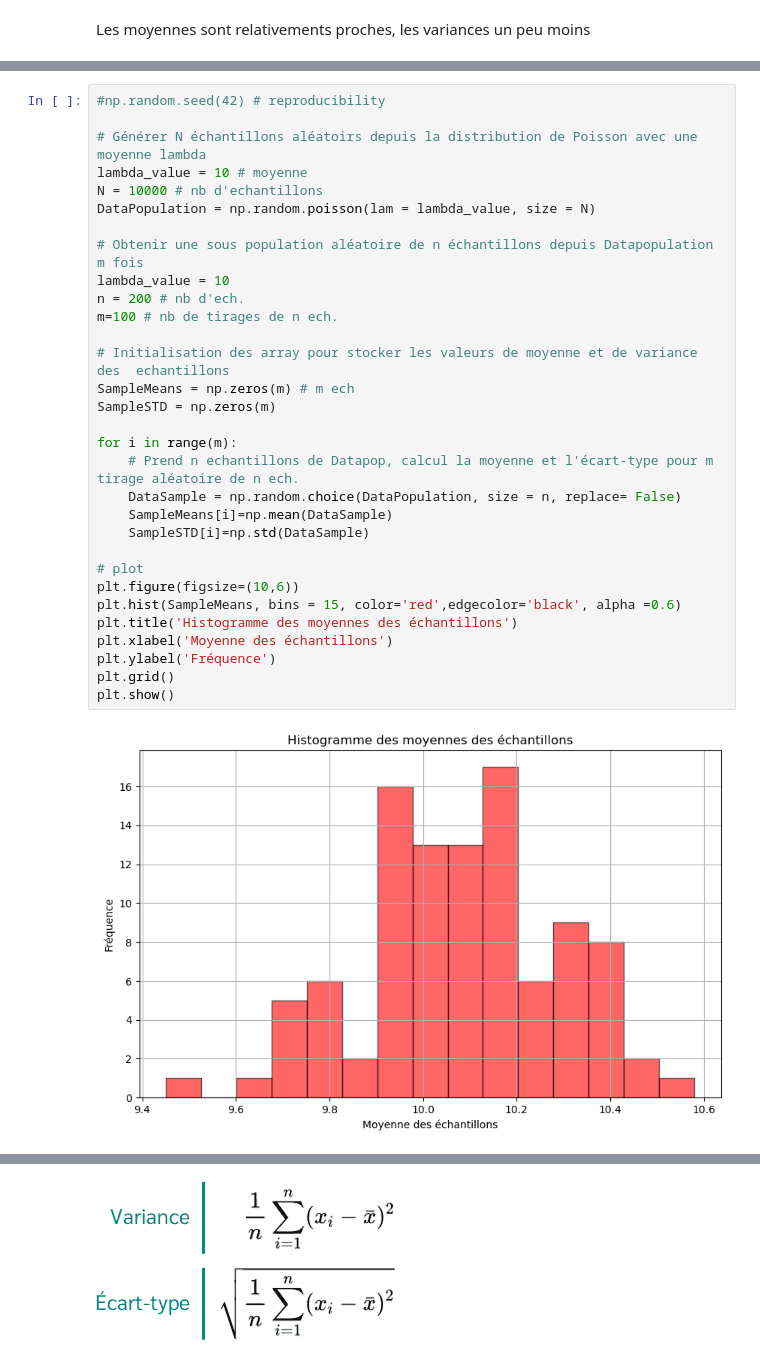
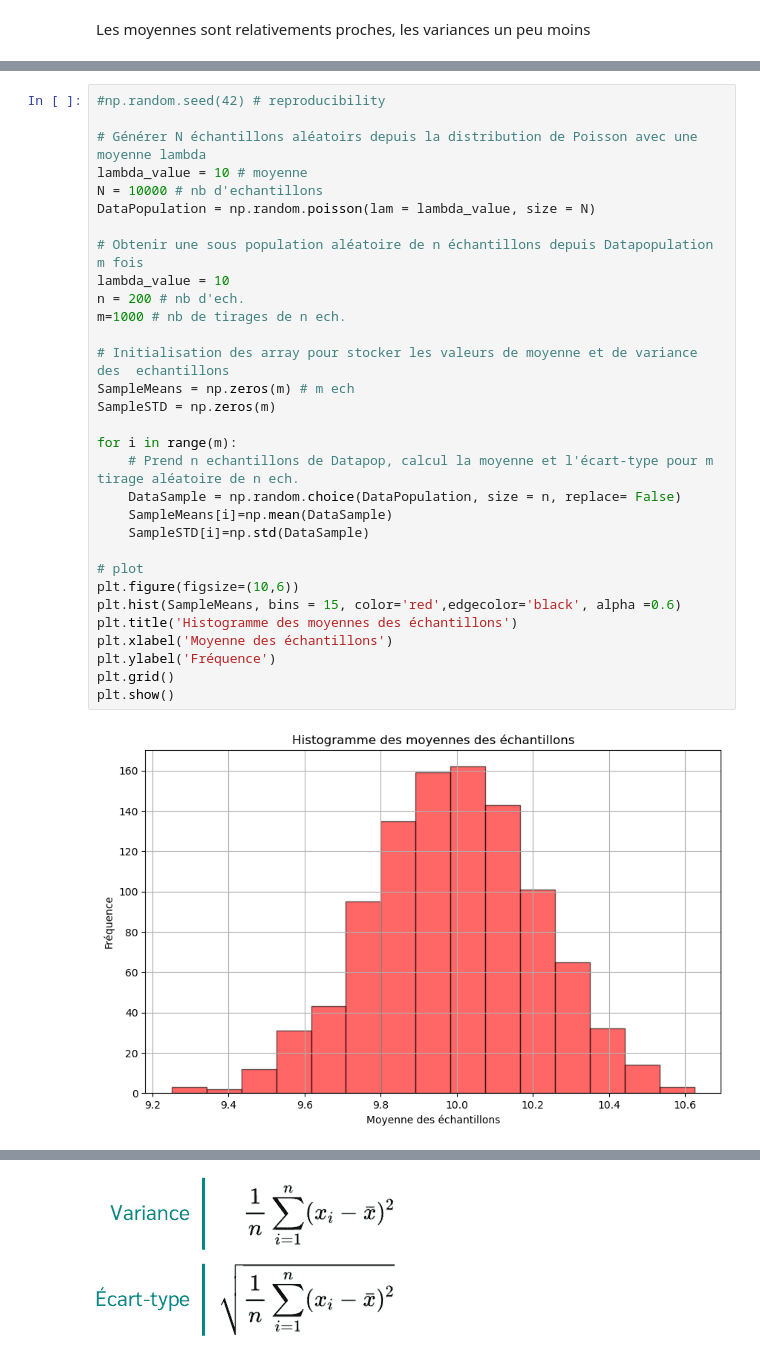
Before and after one commit to MathisSL/StatsData_Training, a Jupyter notebook: s.ipynb, the cells around one changed output, grey strips where cells are left out. Saved outputs shown, nothing was run; the diff lists cells and outputs as text.

```diff
--- a/s.ipynb
+++ b/s.ipynb
@@ -81,35 +81,35 @@ print(x)
 #np.random.seed(42) # reproducibility
 
 # Générer N échantillons aléatoirs depuis la distribution de Poisson avec une moyenne lambda
 lambda_value = 10 # moyenne
 N = 10000 # nb d'echantillons
 DataPopulation = np.random.poisson(lam = lambda_value, size = N)
 
 # Obtenir une sous population aléatoire de n échantillons depuis Datapopulation m fois
 lambda_value = 10
 n = 200 # nb d'ech.
-m=100 # nb de tirages de n ech.
+m=1000 # nb de tirages de n ech.
 
 # Initialisation des array pour stocker les valeurs de moyenne et de variance des  echantillons
 SampleMeans = np.zeros(m) # m ech
 SampleSTD = np.zeros(m)
 
 for i in range(m):
     # Prend n echantillons de Datapop, calcul la moyenne et l'écart-type pour m tirage aléatoire de n ech.
     DataSample = np.random.choice(DataPopulation, size = n, replace= False)
     SampleMeans[i]=np.mean(DataSample)
     SampleSTD[i]=np.std(DataSample)
 
 # plot
 plt.figure(figsize=(10,6))
 plt.hist(SampleMeans, bins = 15, color='red',edgecolor='black', alpha =0.6)
 plt.title('Histogramme des moyennes des échantillons')
 plt.xlabel('Moyenne des échantillons')
 plt.ylabel('Fréquence')
 plt.grid()
 plt.show()
 # %% [output]
-[figure, old version]
+[figure, new version]
 # %%
 print(np.mean(SampleMeans))
 print(np.std(SampleMeans))
```
Also changed, not shown: parts of 4 cells of this notebook.
